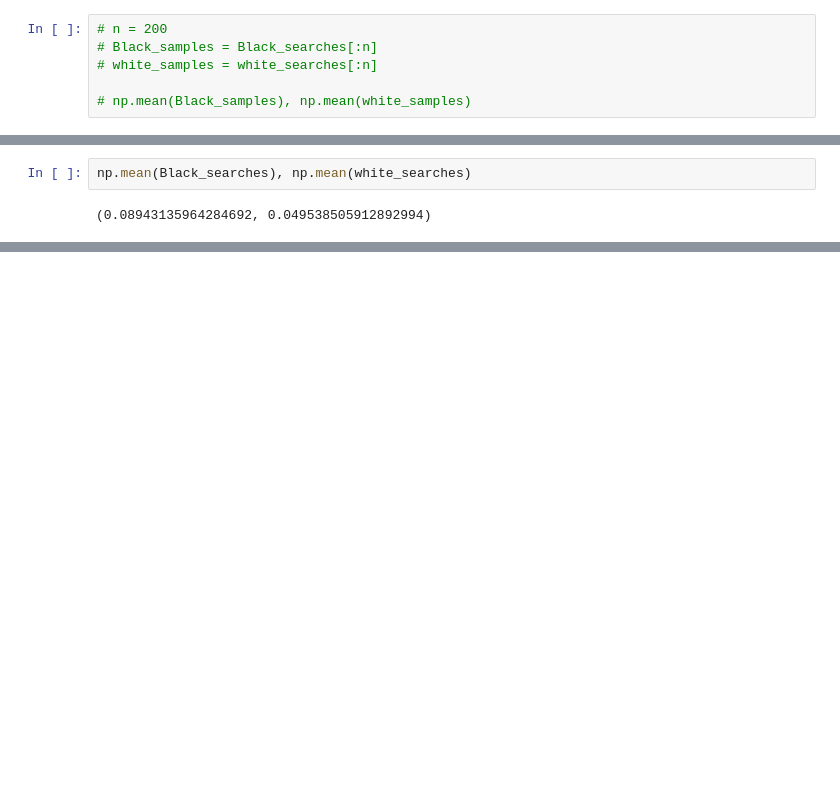
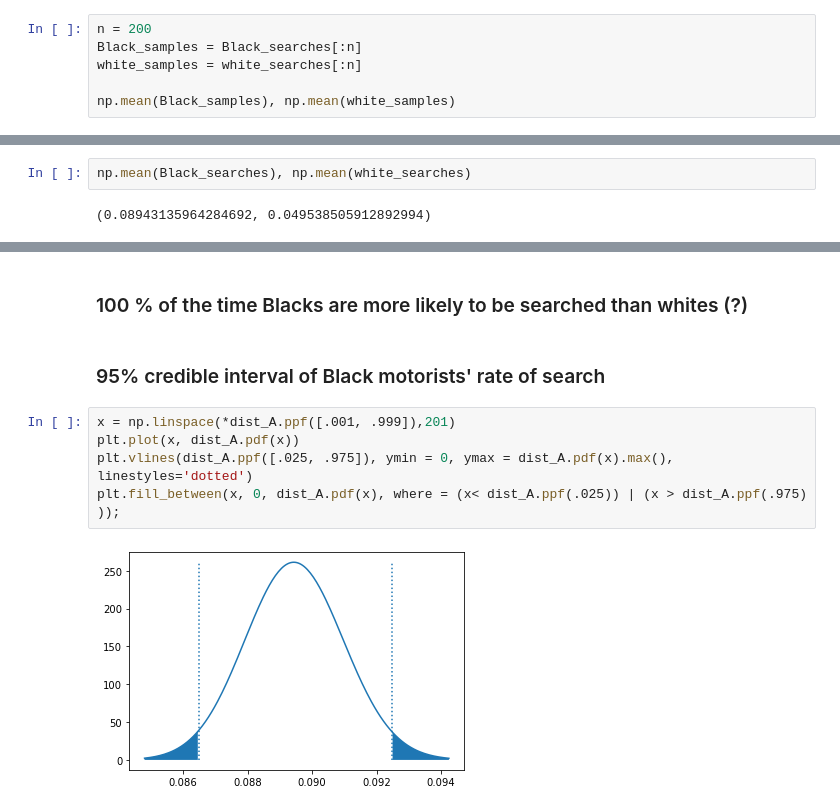
Before and after one commit to henryhoenig/race_louisville_traffic_stops, a Jupyter notebook: exploring_data.ipynb, the cells around one changed output, grey strips where cells are left out. Cells and saved outputs as stored; diff of their text form; blank space fills up the shorter version.

```diff
--- a/exploring_data.ipynb
+++ b/exploring_data.ipynb
@@ -340,10 +361,10 @@ len(white_searches)
 # %% [output]
 69340
 # %%
-# n = 200
-# Black_samples = Black_searches[:n]
-# white_samples = white_searches[:n]
+n = 200
+Black_samples = Black_searches[:n]
+white_samples = white_searches[:n]
 
-# np.mean(Black_samples), np.mean(white_samples)
+np.mean(Black_samples), np.mean(white_samples)
 # %% [output]
 (0.14, 0.125)
@@ -363,0 +413,11 @@ ax.legend();
+# %% [markdown]
+### 100 % of the time Blacks are more likely to be searched than whites (?)
+# %% [markdown]
+### 95% credible interval of Black motorists' rate of search
+# %%
+x = np.linspace(*dist_A.ppf([.001, .999]),201)
+plt.plot(x, dist_A.pdf(x))
+plt.vlines(dist_A.ppf([.025, .975]), ymin = 0, ymax = dist_A.pdf(x).max(), linestyles='dotted')
+plt.fill_between(x, 0, dist_A.pdf(x), where = (x< dist_A.ppf(.025)) | (x > dist_A.ppf(.975) ));
+# %% [output]
+[figure, added]
```
Also changed, not shown: parts of 5 cells of this notebook.
